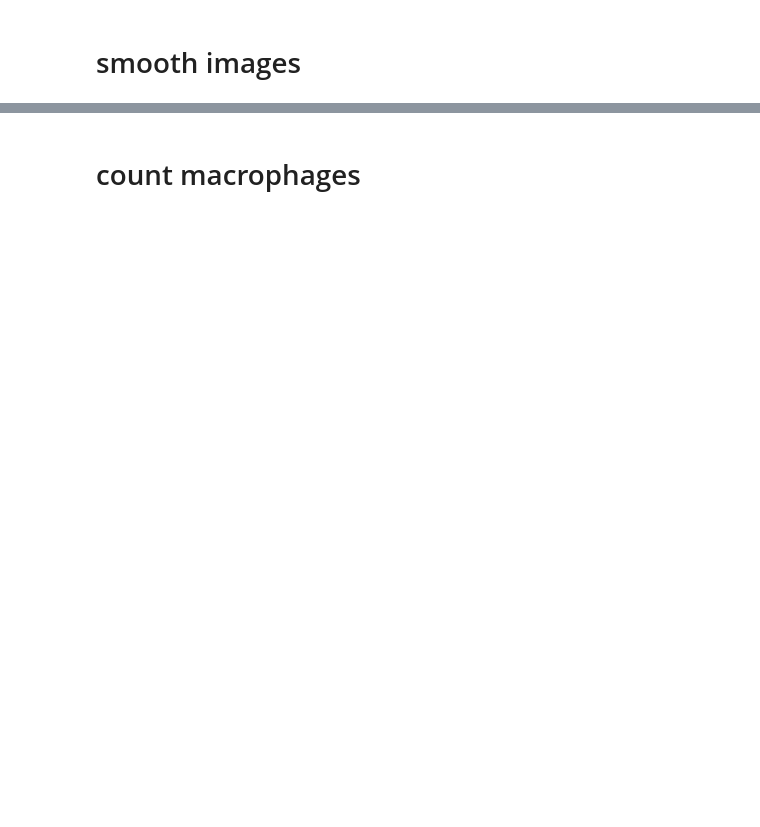
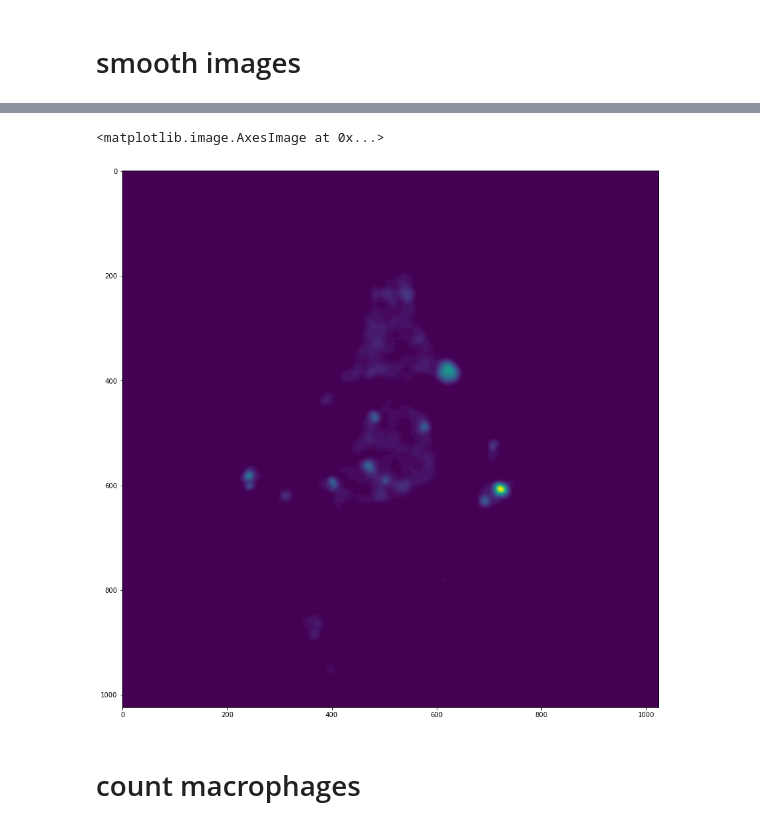
Before and after one commit to wgiese/zebrafish_xenograft_analysis, a Jupyter notebook: notebooks/count_macrophages.ipynb, the cells around one changed output, grey strips where cells are left out. Saved outputs shown, nothing was run; the diff lists cells and outputs as text; code cells hidden in the pictures; blank space fills up the shorter version.

```diff
--- a/notebooks/count_macrophages.ipynb
+++ b/notebooks/count_macrophages.ipynb
@@ -43,12 +66,16 @@ im_vessel = np.array(io.imread(data_folder + vessel_file))
 # %%
 sigma0 = 5
 
-im_macrophage_smoothed = gaussian_filter(im_macrophages[0,:,:,:], sigma = sigma0)
-im_tumor_smoothed = gaussian_filter(im_tumor[0,:,:,:], sigma = sigma0)
-im_vessel_smoothed = gaussian_filter(im_vessel[0,:,:,:], sigma = sigma0)
+im_macrophage_smoothed = gaussian_filter(im_macrophages, sigma = sigma0)
+#im_tumor_smoothed = gaussian_filter(im_tumor[0,:,:,:], sigma = sigma0)
+#im_vessel_smoothed = gaussian_filter(im_vessel[0,:,:,:], sigma = sigma0)
 # %%
 fig, ax = plt.subplots(figsize=(15,15))
-ax.imshow(im_macrophage_smoothed[100,:,:])
+ax.imshow(im_macrophage_smoothed[50,:,:])
+#ax.imshow(np.amax(im_macrophage_smoothed, axis=0))
+# %% [output]
+<matplotlib.image.AxesImage at 0x...>
+[figure, added]
 # %% [markdown]
 # count macrophages
 # %%
```
Also changed, not shown: parts of 9 cells of this notebook, 4 other files.
